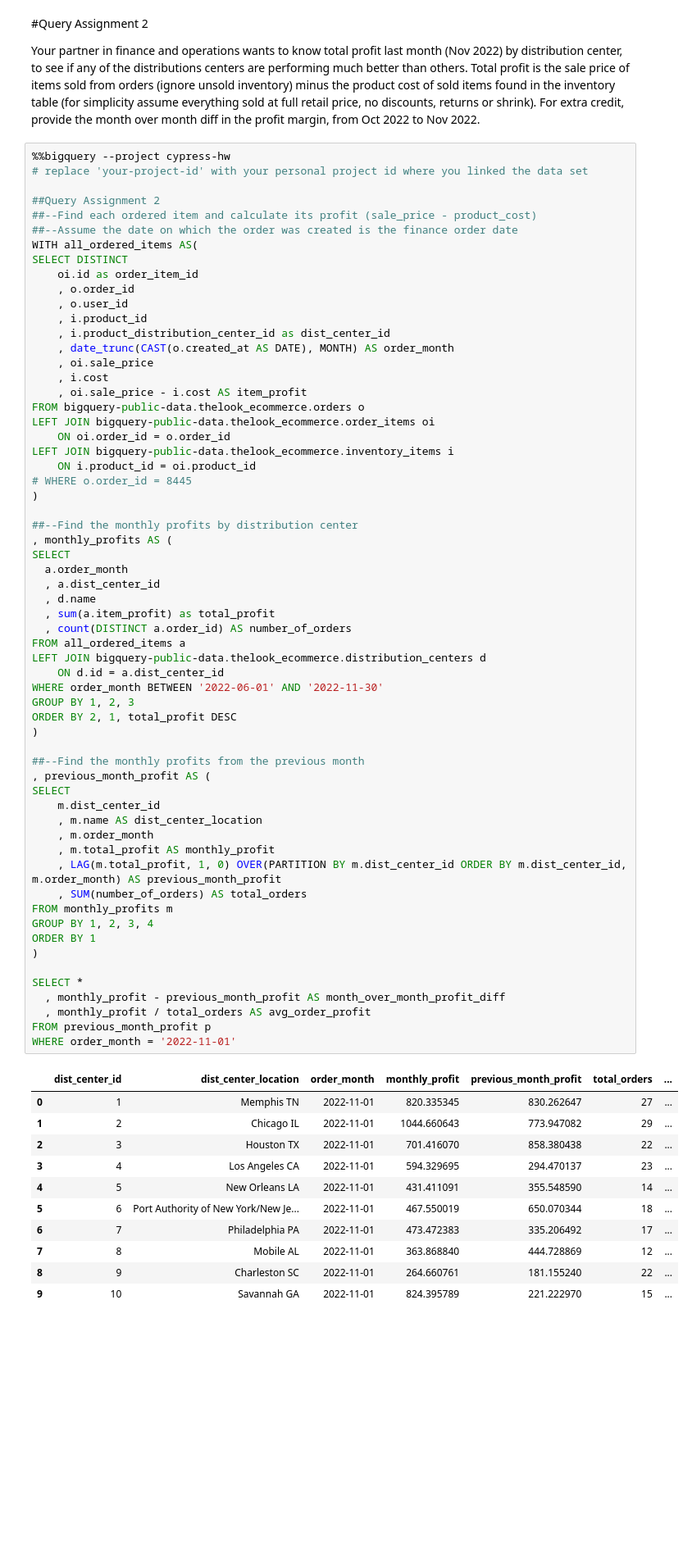
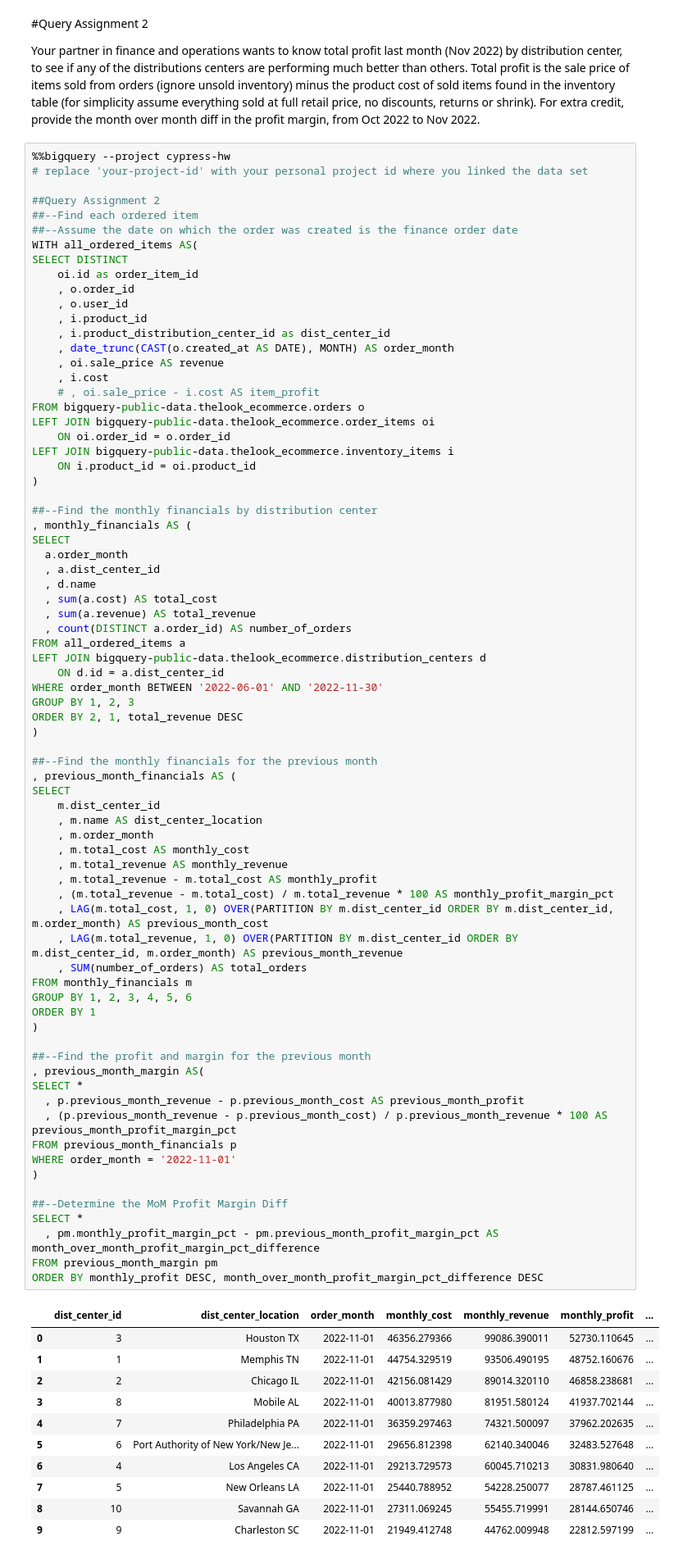
Before and after one commit to everardogarciaf/portfolio, a Jupyter notebook: Everardo_Garcia_Flores_senior_data_analyst_homework.ipynb, the cells around one changed output. Shown at 82% size. Cells and saved outputs as stored; diff of their text form; blank space fills up the shorter version.

```diff
--- a/Everardo_Garcia_Flores_senior_data_analyst_homework.ipynb
+++ b/Everardo_Garcia_Flores_senior_data_analyst_homework.ipynb
@@ -83,7 +87,7 @@ Your partner in finance and operations wants to know total profit last month (No
 # replace 'your-project-id' with your personal project id where you linked the data set
 
 ##Query Assignment 2
-##--Find each ordered item and calculate its profit (sale_price - product_cost)
+##--Find each ordered item
 ##--Assume the date on which the order was created is the finance order date
 WITH all_ordered_items AS(
 SELECT DISTINCT
@@ -93,61 +97,74 @@ SELECT DISTINCT
     , i.product_id
     , i.product_distribution_center_id as dist_center_id
     , date_trunc(CAST(o.created_at AS DATE), MONTH) AS order_month
-    , oi.sale_price
+    , oi.sale_price AS revenue
     , i.cost
-    , oi.sale_price - i.cost AS item_profit
+    # , oi.sale_price - i.cost AS item_profit
 FROM bigquery-public-data.thelook_ecommerce.orders o
 LEFT JOIN bigquery-public-data.thelook_ecommerce.order_items oi
     ON oi.order_id = o.order_id
 LEFT JOIN bigquery-public-data.thelook_ecommerce.inventory_items i
     ON i.product_id = oi.product_id
-# WHERE o.order_id = 8445
 )
 
-##--Find the monthly profits by distribution center
-, monthly_profits AS (
+##--Find the monthly financials by distribution center
+, monthly_financials AS (
 SELECT
   a.order_month
   , a.dist_center_id
   , d.name
-  , sum(a.item_profit) as total_profit
+  , sum(a.cost) AS total_cost
+  , sum(a.revenue) AS total_revenue
   , count(DISTINCT a.order_id) AS number_of_orders
 FROM all_ordered_items a
 LEFT JOIN bigquery-public-data.thelook_ecommerce.distribution_centers d
     ON d.id = a.dist_center_id
 WHERE order_month BETWEEN '2022-06-01' AND '2022-11-30'
 GROUP BY 1, 2, 3
-ORDER BY 2, 1, total_profit DESC
+ORDER BY 2, 1, total_revenue DESC
 )
 
-##--Find the monthly profits from the previous month
-, previous_month_profit AS (
+##--Find the monthly financials for the previous month
+, previous_month_financials AS (
 SELECT
     m.dist_center_id
     , m.name AS dist_center_location
     , m.order_month
-    , m.total_profit AS monthly_profit
-    , LAG(m.total_profit, 1, 0) OVER(PARTITION BY m.dist_center_id ORDER BY m.dist_center_id, m.order_month) AS previous_month_profit
+    , m.total_cost AS monthly_cost
+    , m.total_revenue AS monthly_revenue
+    , m.total_revenue - m.total_cost AS monthly_profit
+    , (m.total_revenue - m.total_cost) / m.total_revenue * 100 AS monthly_profit_margin_pct
+    , LAG(m.total_cost, 1, 0) OVER(PARTITION BY m.dist_center_id ORDER BY m.dist_center_id, m.order_month) AS previous_month_cost
+    , LAG(m.total_revenue, 1, 0) OVER(PARTITION BY m.dist_center_id ORDER BY m.dist_center_id, m.order_month) AS previous_month_revenue
     , SUM(number_of_orders) AS total_orders
-FROM monthly_profits m
-GROUP BY 1, 2, 3, 4
+FROM monthly_financials m
+GROUP BY 1, 2, 3, 4, 5, 6
 ORDER BY 1
 )
 
+##--Find the profit and margin for the previous month
+, previous_month_margin AS(
 SELECT *
-  , monthly_profit - previous_month_profit AS month_over_month_profit_diff
-  , monthly_profit / total_orders AS avg_order_profit
-FROM previous_month_profit p
+  , p.previous_month_revenue - p.previous_month_cost AS previous_month_profit
+  , (p.previous_month_revenue - p.previous_month_cost) / p.previous_month_revenue * 100 AS previous_month_profit_margin_pct
+FROM previous_month_financials p
 WHERE order_month = '2022-11-01'
+)
+
+##--Determine the MoM Profit Margin Diff
+SELECT *
+  , pm.monthly_profit_margin_pct - pm.previous_month_profit_margin_pct AS month_over_month_profit_margin_pct_difference
+FROM previous_month_margin pm
+ORDER BY monthly_profit DESC, month_over_month_profit_margin_pct_difference DESC
 # %% [output]
-|  | dist_center_id | dist_center_location | order_month | monthly_profit | previous_month_profit | total_orders | ... |
-| 0 | 1 | Memphis TN | 2022-11-01 | 820.335345 | 830.262647 | 27 | ... |
-| 1 | 2 | Chicago IL | 2022-11-01 | 1044.660643 | 773.947082 | 29 | ... |
-| 2 | 3 | Houston TX | 2022-11-01 | 701.416070 | 858.380438 | 22 | ... |
-| 3 | 4 | Los Angeles CA | 2022-11-01 | 594.329695 | 294.470137 | 23 | ... |
-| 4 | 5 | New Orleans LA | 2022-11-01 | 431.411091 | 355.548590 | 14 | ... |
-| 5 | 6 | Port Authority of New York/New Je... | 2022-11-01 | 467.550019 | 650.070344 | 18 | ... |
-| 6 | 7 | Philadelphia PA | 2022-11-01 | 473.472383 | 335.206492 | 17 | ... |
-| 7 | 8 | Mobile AL | 2022-11-01 | 363.868840 | 444.728869 | 12 | ... |
-| 8 | 9 | Charleston SC | 2022-11-01 | 264.660761 | 181.155240 | 22 | ... |
-| 9 | 10 | Savannah GA | 2022-11-01 | 824.395789 | 221.222970 | 15 | ... |
+|  | dist_center_id | dist_center_location | order_month | monthly_cost | monthly_revenue | monthly_profit | ... |
+| 0 | 3 | Houston TX | 2022-11-01 | 46356.279366 | 99086.390011 | 52730.110645 | ... |
+| 1 | 1 | Memphis TN | 2022-11-01 | 44754.329519 | 93506.490195 | 48752.160676 | ... |
+| 2 | 2 | Chicago IL | 2022-11-01 | 42156.081429 | 89014.320110 | 46858.238681 | ... |
+| 3 | 8 | Mobile AL | 2022-11-01 | 40013.877980 | 81951.580124 | 41937.702144 | ... |
+| 4 | 7 | Philadelphia PA | 2022-11-01 | 36359.297463 | 74321.500097 | 37962.202635 | ... |
+| 5 | 6 | Port Authority of New York/New Je... | 2022-11-01 | 29656.812398 | 62140.340046 | 32483.527648 | ... |
+| 6 | 4 | Los Angeles CA | 2022-11-01 | 29213.729573 | 60045.710213 | 30831.980640 | ... |
+| 7 | 5 | New Orleans LA | 2022-11-01 | 25440.788952 | 54228.250077 | 28787.461125 | ... |
+| 8 | 10 | Savannah GA | 2022-11-01 | 27311.069245 | 55455.719991 | 28144.650746 | ... |
+| 9 | 9 | Charleston SC | 2022-11-01 | 21949.412748 | 44762.009948 | 22812.597199 | ... |
```
Also changed, not shown: parts of 22 cells of this notebook.
